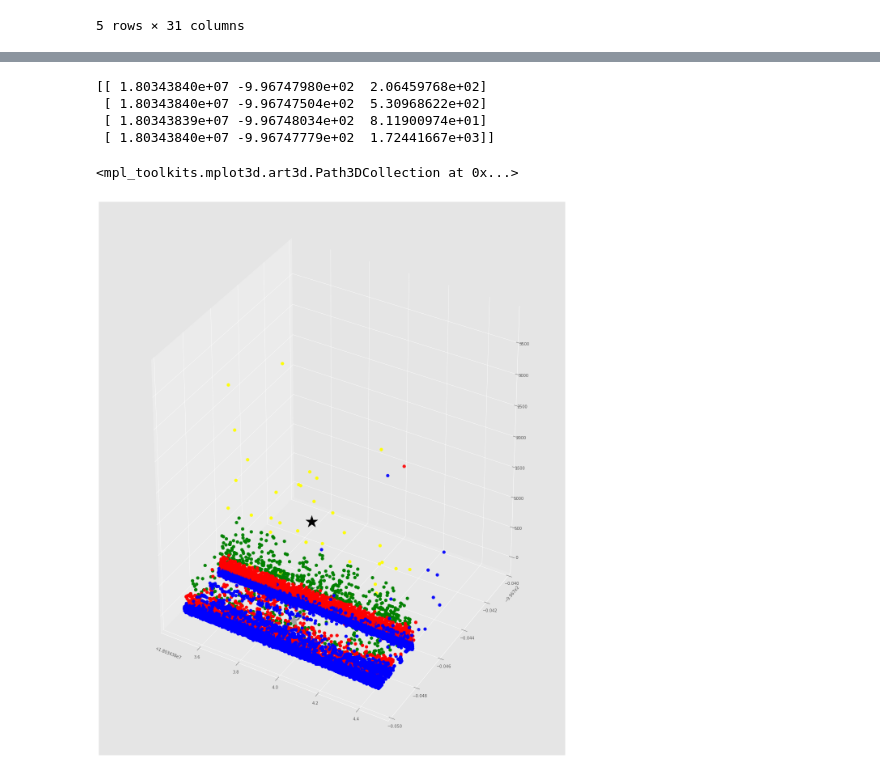
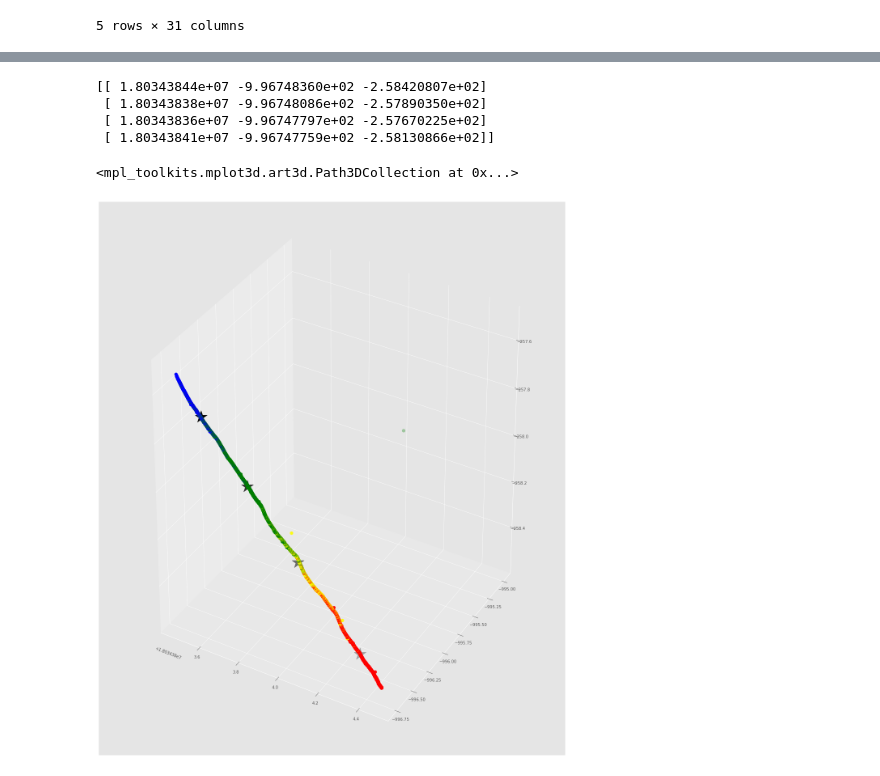
Before and after one commit to texsmv/analysis_social_spatial_airbnb, a Jupyter notebook: pruebas marga/prueba.ipynb, the cells around one changed output, grey strips where cells are left out. Saved outputs shown, nothing was run; the diff lists cells and outputs as text; code cells hidden in the pictures.

```diff
--- a/pruebas marga/prueba.ipynb
+++ b/pruebas marga/prueba.ipynb
@@ -28,11 +28,13 @@ max        1.001686      1.747023      1.097977
 # %%
 %matplotlib inline
+# %matplotlib widget
 # %matplotlib notebook
 # %pylab
 plt.rcParams['figure.figsize'] = (16,19)
 plt.style.use('ggplot')
 
-df_rd = df_pca(caracteristicas_df,n_comp = 3)
+df_rd = df_kernel_pca(caracteristicas_df, n_comp = 3, n_jobs=1)
+# df_rd = df_pca(caracteristicas_df,n_comp = 3)
 # df_rd = df_svd(caracteristicas_df,n_comp = 3, max_iter=100)
 
 print(df_rd.describe())
@@ -79,17 +81,18 @@ dataframe.head()
 
 
 
-X1 = np.array(df_rd)[:,0:2]
-X2 = np.array(dataframe[['price']])
+# X1 = np.array(df_rd)[:,0:2]
+X = np.array(df_rd)
+# X = np.array(dataframe[['price','reviews_per_month','review_scores_rating']])
 
-print(X1.shape)
-print(X2.shape)
-X = np.concatenate((X1,X2),axis=1)
+# print(X1.shape)
+# print(X2.shape)
+# X = np.concatenate((X1,X2),axis=1)
 
 describe_x = pd.DataFrame(X)
-describe_x = describe_x.dropna()
+# describe_x = describe_x.dropna()
 
-X = np.array(describe_x)
+# X = np.array(describe_x)
 print(describe_x.describe())
 
 
@@ -136,29 +137,29 @@ kmeans = KMeans(n_clusters=4).fit(X)
 centroids = kmeans.cluster_centers_
 print(centroids)
 # %% [output]
-[[ 1.80343840e+07 -9.96747980e+02  2.06459768e+02]
- [ 1.80343840e+07 -9.96747504e+02  5.30968622e+02]
- [ 1.80343839e+07 -9.96748034e+02  8.11900974e+01]
- [ 1.80343840e+07 -9.96747779e+02  1.72441667e+03]]
+[[ 1.80343844e+07 -9.96748360e+02 -2.58420807e+02]
+ [ 1.80343838e+07 -9.96748086e+02 -2.57890350e+02]
+ [ 1.80343836e+07 -9.96747797e+02 -2.57670225e+02]
+ [ 1.80343841e+07 -9.96747759e+02 -2.58130866e+02]]
 # %%
 labels = kmeans.predict(X)
 # Getting the cluster centers
 C = kmeans.cluster_centers_
 # colores=['red','green','blue','cyan','yellow']
 colores=['red','green','blue','yellow']
 colores2=['black','black','black','black']
 asignar=[]
 for row in labels:
     asignar.append(colores[row])
 
 fig = plt.figure()
 ax = Axes3D(fig)
 
 
 ax.scatter(X[:, 0], X[:, 1], X[:, 2], c=asignar,s=60)
-ax.set_ylim(-996.75,-996.74)
+# ax.set_ylim(-996.75,-996.74)
 
 ax.scatter(C[:, 0], C[:, 1], C[:, 2], marker='*', c=colores2, s=1000)
 # %% [output]
 <mpl_toolkits.mplot3d.art3d.Path3DCollection at 0x...>
-[figure, old version]
+[figure, new version]
```
Also changed, not shown: parts of 4 cells of this notebook, 16 other files.
